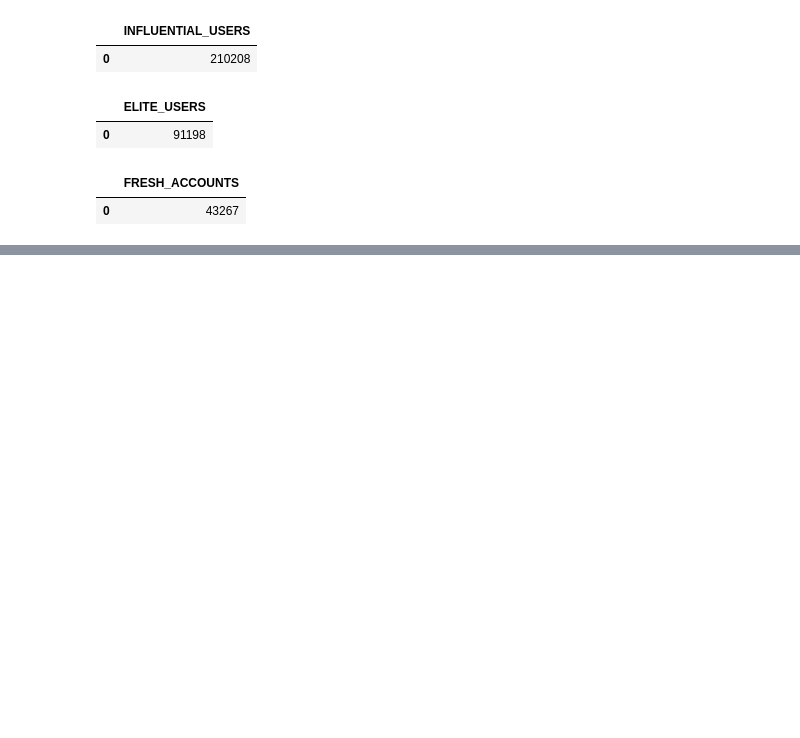
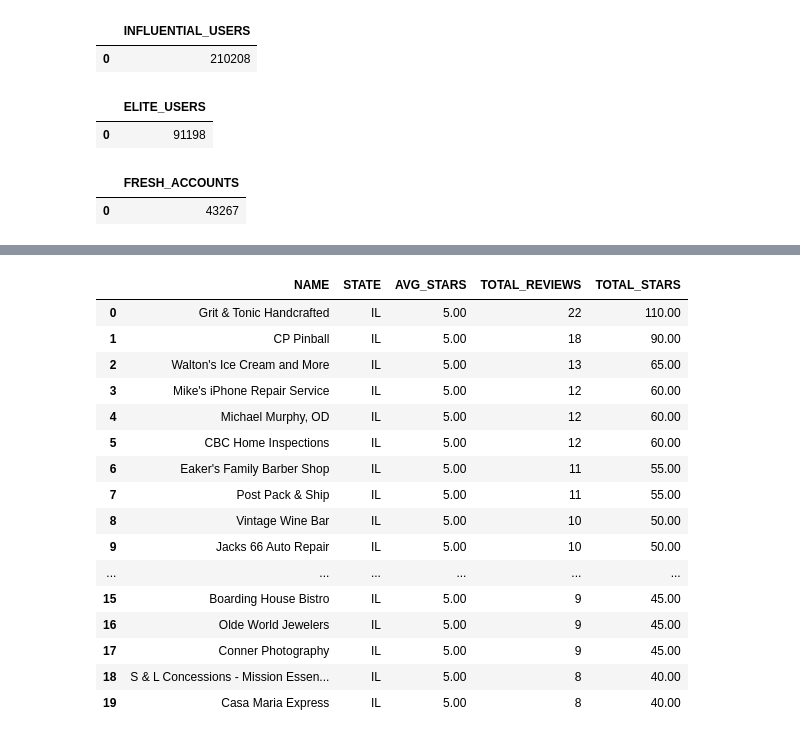
Before and after one commit to KeeganDavis/data-projects, a Jupyter notebook: yelp-reviews/notebooks/sql_queries.ipynb, the cells around one changed output, grey strips where cells are left out. Drawn from its saved outputs; the diff is of its cells as text; code cells hidden in the pictures; blank space fills up the shorter version.

```diff
--- a/yelp-reviews/notebooks/sql_queries.ipynb
+++ b/yelp-reviews/notebooks/sql_queries.ipynb
@@ -1096,0 +1097,45 @@ fig.show()
+# %%
+# Highest rated businesses for the selected state by average stars and total stars
+df = cur.execute('''
+                WITH ranked AS (
+                SELECT
+                    yb.name,
+                    yb.state,
+                    ROUND(AVG(yr.stars),2) AS avg_stars,
+                    COUNT(yr.review_id) AS total_reviews
+                FROM yelp_businesses yb
+                JOIN yelp_reviews yr
+                    ON yb.business_id = yr.business_id
+                WHERE yb.state = 'IL'
+                GROUP BY 1,2
+                )
+                SELECT
+                    name,
+                    state,
+                    avg_stars,
+                    total_reviews,
+                    avg_stars * total_reviews AS total_stars
+                FROM ranked
+                ORDER BY avg_stars DESC, total_reviews DESC
+                LIMIT 20;
+                 ''').fetch_pandas_all()
+
+display(df)
+# %% [output]
+|  | NAME | STATE | AVG_STARS | TOTAL_REVIEWS | TOTAL_STARS |
+| 0 | Grit & Tonic Handcrafted | IL | 5.00 | 22 | 110.00 |
+| 1 | CP Pinball | IL | 5.00 | 18 | 90.00 |
+| 2 | Walton's Ice Cream and More | IL | 5.00 | 13 | 65.00 |
+| 3 | Mike's iPhone Repair Service | IL | 5.00 | 12 | 60.00 |
+| 4 | Michael Murphy, OD | IL | 5.00 | 12 | 60.00 |
+| 5 | CBC Home Inspections | IL | 5.00 | 12 | 60.00 |
+| 6 | Eaker's Family Barber Shop | IL | 5.00 | 11 | 55.00 |
+| 7 | Post Pack & Ship | IL | 5.00 | 11 | 55.00 |
+| 8 | Vintage Wine Bar | IL | 5.00 | 10 | 50.00 |
+| 9 | Jacks 66 Auto Repair | IL | 5.00 | 10 | 50.00 |
+| ... | ... | ... | ... | ... | ... |
+| 15 | Boarding House Bistro | IL | 5.00 | 9 | 45.00 |
+| 16 | Olde World Jewelers | IL | 5.00 | 9 | 45.00 |
+| 17 | Conner Photography | IL | 5.00 | 9 | 45.00 |
+| 18 | S & L Concessions - Mission Essen... | IL | 5.00 | 8 | 40.00 |
+| 19 | Casa Maria Express | IL | 5.00 | 8 | 40.00 |
```
Also changed, not shown: parts of 2 cells of this notebook.
